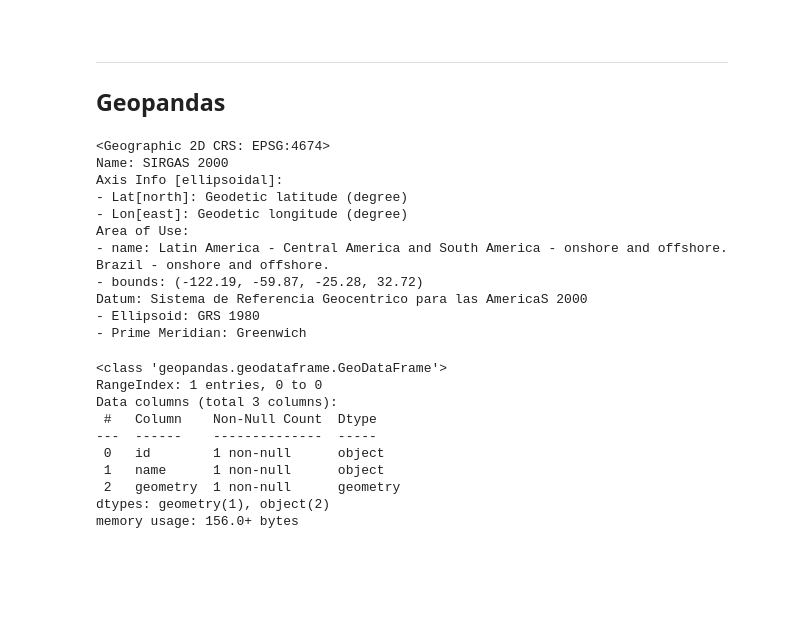
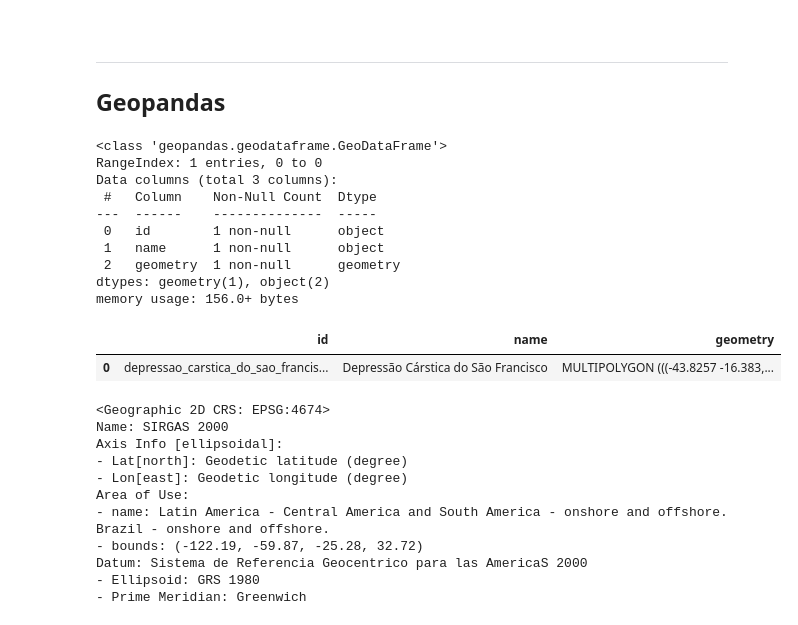
Before and after one commit to michelmetran/open-geodata, a Jupyter notebook: docs/pages/dados/br/inpe_geoserver.ipynb, the cells around one changed output. Cells and saved outputs as stored; diff of their text form; code cells hidden in the pictures; blank space fills up the shorter version.

```diff
--- a/docs/pages/dados/br/inpe_geoserver.ipynb
+++ b/docs/pages/dados/br/inpe_geoserver.ipynb
@@ -32,5 +8,5 @@ url = 'https://terrabrasilis.dpi.inpe.br/geoserver/ows'
 # %%
-wfs = WebFeatureService(url=url, version='2.0.0')
+wfs = WebFeatureService(url='https://terrabrasilis.dpi.inpe.br/geoserver/ows', version='2.0.0')
 # %% [markdown]
 <br>
 
@@ -83,33 +80,36 @@ response
 
 ## Geopandas
 # %%
-gdf = gpd.read_file(filename=response)
-gdf.crs
+gdf = gpd.read_file(filename=io.BytesIO(response.read()))
+gdf.info()
+gdf.head()
 # %% [output]
-<Geographic 2D CRS: EPSG:4674>
-Name: SIRGAS 2000
-Axis Info [ellipsoidal]:
-- Lat[north]: Geodetic latitude (degree)
-- Lon[east]: Geodetic longitude (degree)
-Area of Use:
-- name: Latin America - Central America and South America - onshore and offshore. Brazil - onshore and offshore.
-- bounds: (-122.19, -59.87, -25.28, 32.72)
-Datum: Sistema de Referencia Geocentrico para las AmericaS 2000
-- Ellipsoid: GRS 1980
-- Prime Meridian: Greenwich
+<class 'geopandas.geodataframe.GeoDataFrame'>
+RangeIndex: 1 entries, 0 to 0
+Data columns (total 3 columns):
+ #   Column    Non-Null Count  Dtype
+---  ------    --------------  -----
+ 0   id        1 non-null      object
+ 1   name      1 non-null      object
+ 2   geometry  1 non-null      geometry
+dtypes: geometry(1), object(2)
+memory usage: 156.0+ bytes
+|  | id | name | geometry |
+| 0 | depressao_carstica_do_sao_francis... | Depressão Cárstica do São Francisco | MULTIPOLYGON (((-43.8257 -16.383,... |
 # %%
-gdf.info()
+gdf.crs
 # %% [output]
-<class 'geopandas.geodataframe.GeoDataFrame'>
-RangeIndex: 1 entries, 0 to 0
-Data columns (total 3 columns):
- #   Column    Non-Null Count  Dtype
----  ------    --------------  -----
- 0   id        1 non-null      object
- 1   name      1 non-null      object
- 2   geometry  1 non-null      geometry
-dtypes: geometry(1), object(2)
-memory usage: 156.0+ bytes
+<Geographic 2D CRS: EPSG:4674>
+Name: SIRGAS 2000
+Axis Info [ellipsoidal]:
+- Lat[north]: Geodetic latitude (degree)
+- Lon[east]: Geodetic longitude (degree)
+Area of Use:
+- name: Latin America - Central America and South America - onshore and offshore. Brazil - onshore and offshore.
+- bounds: (-122.19, -59.87, -25.28, 32.72)
+Datum: Sistema de Referencia Geocentrico para las AmericaS 2000
+- Ellipsoid: GRS 1980
+- Prime Meridian: Greenwich
 # %%
 gdf.explore()
 # %% [output]
```
Also changed, not shown: parts of 6 cells of this notebook, 32 other files.
